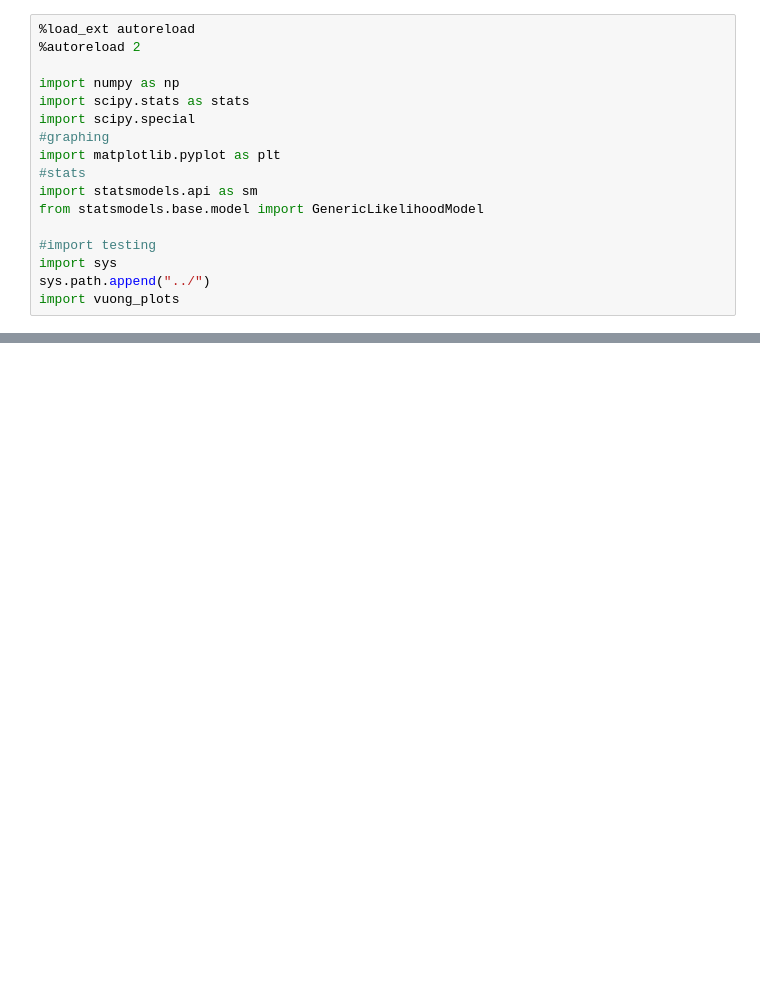
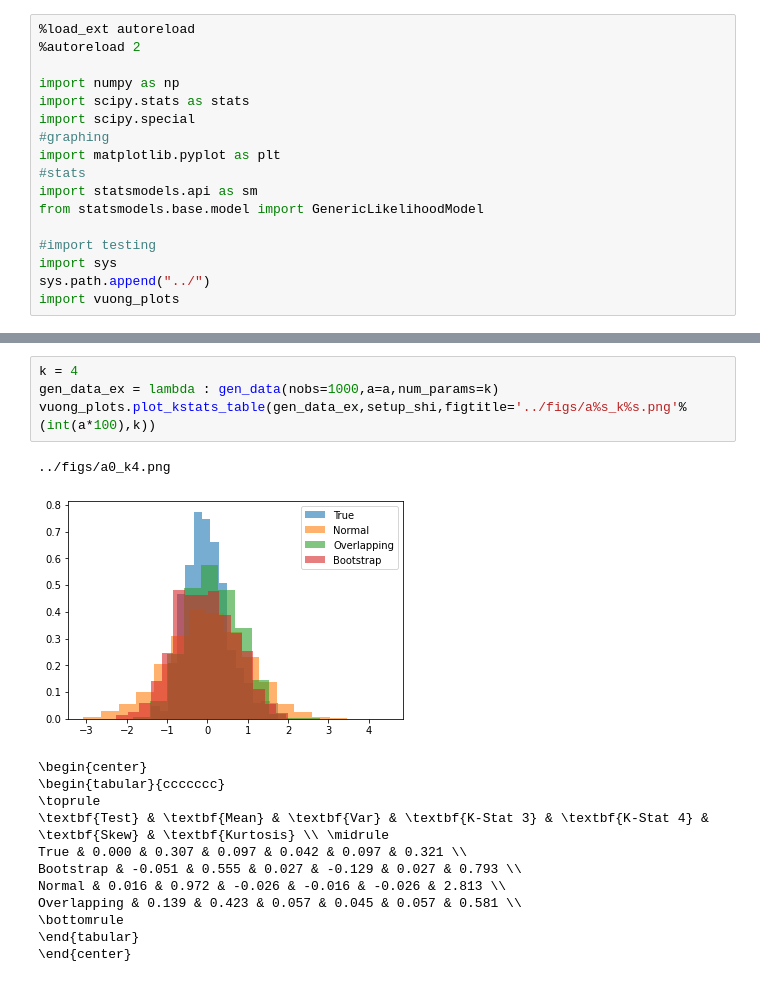
Before and after one commit to ericschulman/testing, a Jupyter notebook: overlapping_reg/kstats_table.ipynb, the cells around one changed output, grey strips where cells are left out. Drawn from its saved outputs; the diff is of its cells as text; blank space fills up the shorter version.

```diff
--- a/overlapping_reg/kstats_table.ipynb
+++ b/overlapping_reg/kstats_table.ipynb
@@ -94,0 +112,18 @@ Bootstrap & 0.008 & 0.980 & 0.082 & -0.099 & 0.081 & 2.773 \\
+# %%
+k = 4
+gen_data_ex = lambda : gen_data(nobs=1000,a=a,num_params=k)
+vuong_plots.plot_kstats_table(gen_data_ex,setup_shi,figtitle='../figs/a%s_k%s.png'%(int(a*100),k))
+# %% [output]
+../figs/a0_k4.png
+[figure, added]
+\begin{center}
+\begin{tabular}{ccccccc}
+\toprule
+\textbf{Test} & \textbf{Mean} & \textbf{Var} & \textbf{K-Stat 3} & \textbf{K-Stat 4} & \textbf{Skew} & \textbf{Kurtosis} \\ \midrule
+True & 0.000 & 0.307 & 0.097 & 0.042 & 0.097 & 0.321 \\
+Bootstrap & -0.051 & 0.555 & 0.027 & -0.129 & 0.027 & 0.793 \\
+Normal & 0.016 & 0.972 & -0.026 & -0.016 & -0.026 & 2.813 \\
+Overlapping & 0.139 & 0.423 & 0.057 & 0.045 & 0.057 & 0.581 \\
+\bottomrule
+\end{tabular}
+\end{center}
```
Also changed, not shown: parts of 10 cells of this notebook, 2 other files.
